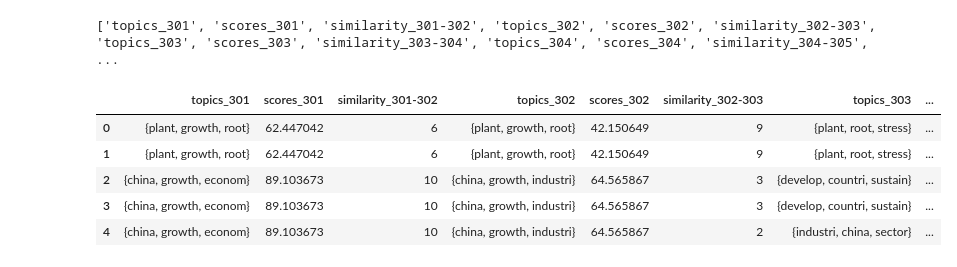
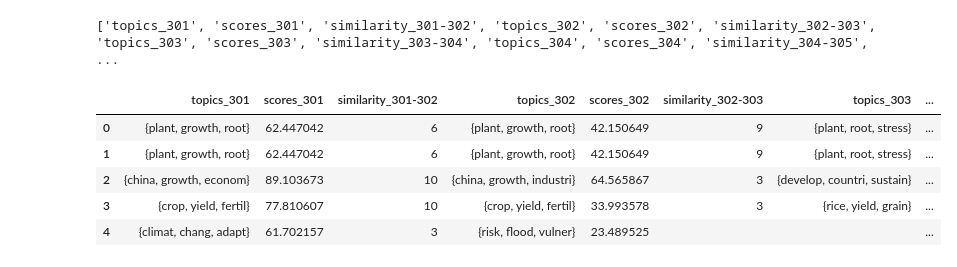
Before and after one commit to mcc-apsis/sustainability, a Jupyter notebook: code/result_interpretation/model comparison.ipynb, the cells around one changed output. Saved outputs shown, nothing was run; the diff lists cells and outputs as text; code cells hidden in the pictures.

```diff
--- a/code/result_interpretation/model comparison.ipynb
+++ b/code/result_interpretation/model comparison.ipynb
@@ -106,7 +106,7 @@ for i in range(1,len(runs)):
 
 writer.save()
 # %%
-runs = list(range(301,307))
+runs = list(range(301,308))
 
 #runs = [295,296,297]
 
@@ -174,32 +174,32 @@ for i in range(1,len(runs)):
             df.loc[df[col2]==t.title, bscol] = tscores[scores.index(max(scores))]
 
 
     if i==1:
         #df = pd.DataFrame.from_dict(list(topics2.values('title')))
         mdf = df
     else:
         mdf = mdf.merge(df,how="outer").fillna("")
 
 
 columns = []
 for i in range(len(col1s)):
     columns.append(col1s[i])
     columns.append(scols[i])
     columns.append(ss[i])
     if i == len(col1s)-1:
         columns.append(col2s[i])
         columns.append(scols[i+1])
 
 print(columns)
 
 mdf = mdf[columns]
 
 mdf.head()
 # %% [output]
 ['topics_301', 'scores_301', 'similarity_301-302', 'topics_302', 'scores_302', 'similarity_302-303', 'topics_303', 'scores_303', 'similarity_303-304', 'topics_304', 'scores_304', 'similarity_304-305', ...
 |  | topics_301 | scores_301 | similarity_301-302 | topics_302 | scores_302 | similarity_302-303 | topics_303 | ... |
 | 0 | {plant, growth, root} | 62.447042 | 6 | {plant, growth, root} | 42.150649 | 9 | {plant, root, stress} | ... |
 | 1 | {plant, growth, root} | 62.447042 | 6 | {plant, growth, root} | 42.150649 | 9 | {plant, root, stress} | ... |
 | 2 | {china, growth, econom} | 89.103673 | 10 | {china, growth, industri} | 64.565867 | 3 | {develop, countri, sustain} | ... |
-| 3 | {china, growth, econom} | 89.103673 | 10 | {china, growth, industri} | 64.565867 | 3 | {develop, countri, sustain} | ... |
-| 4 | {china, growth, econom} | 89.103673 | 10 | {china, growth, industri} | 64.565867 | 2 | {industri, china, sector} | ... |
+| 3 | {crop, yield, fertil} | 77.810607 | 10 | {crop, yield, fertil} | 33.993578 | 3 | {rice, yield, grain} | ... |
+| 4 | {climat, chang, adapt} | 61.702157 | 3 | {risk, flood, vulner} | 23.489525 |  |  | ... |
```
Also changed, not shown: parts of 2 cells of this notebook, 2 other files.
